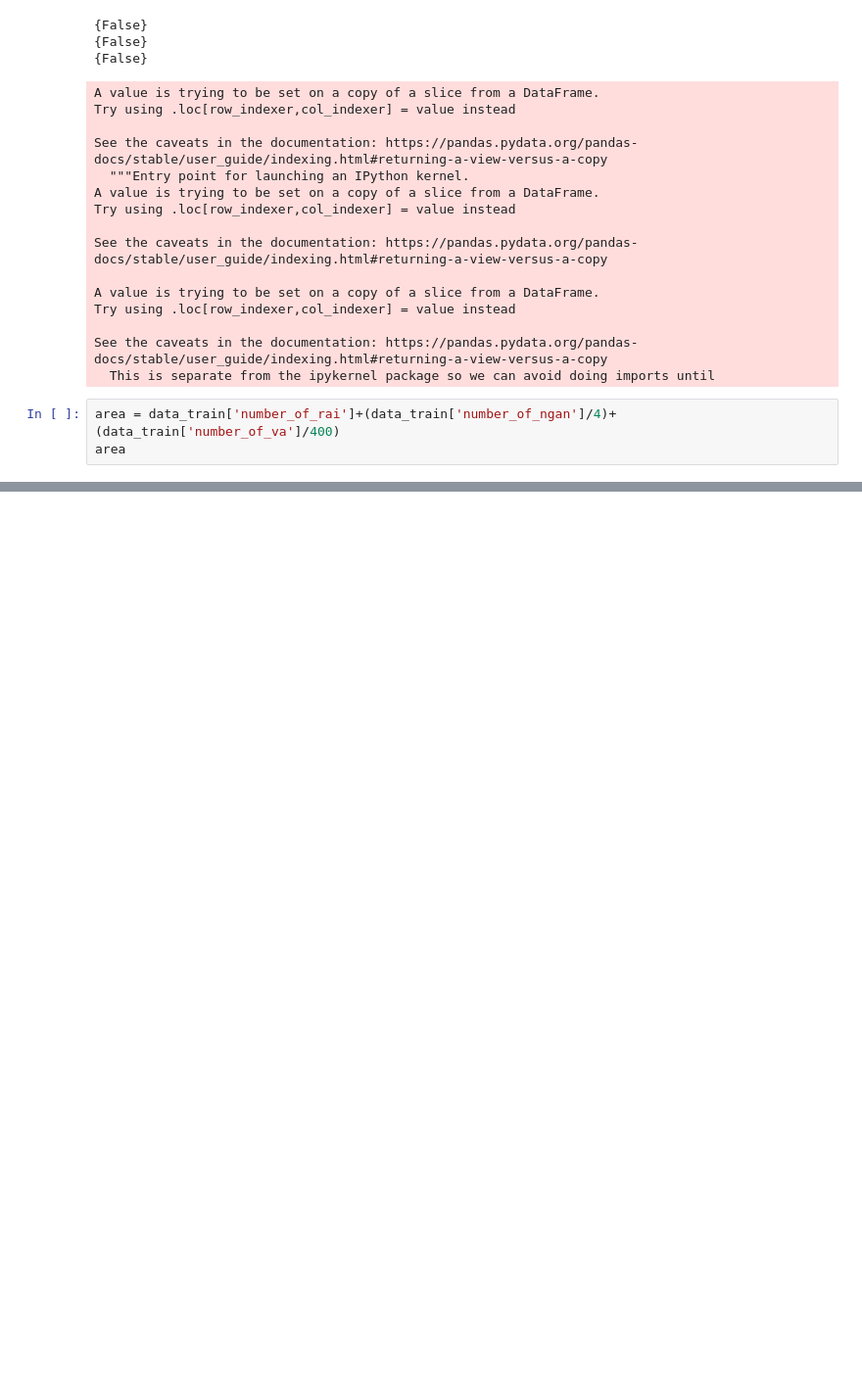
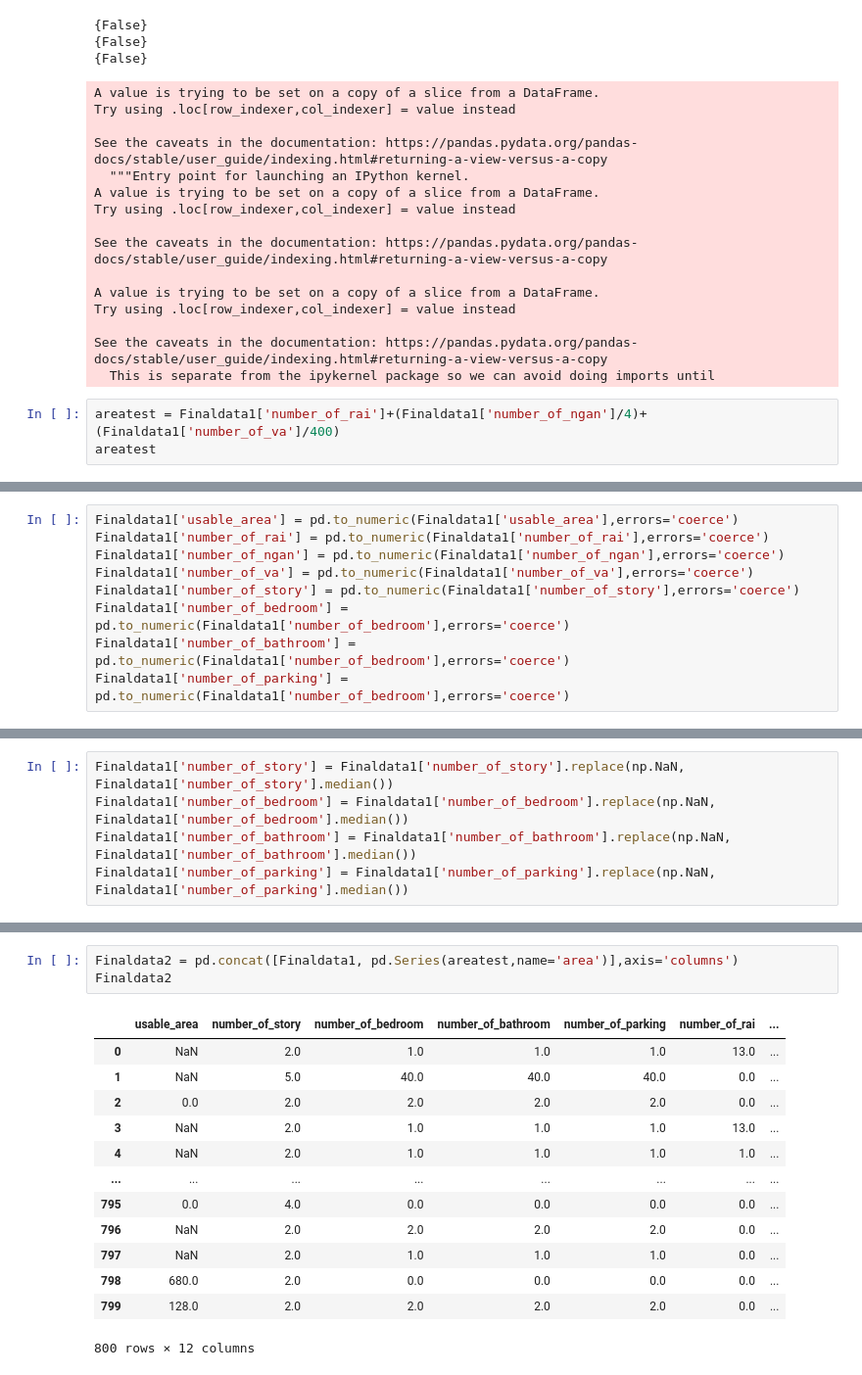
Before and after one commit to ikarosgn/DMDP, a Jupyter notebook: final.ipynb, the cells around one changed output, grey strips where cells are left out. Shown: that part at 98% size. Saved outputs shown, nothing was run; the diff lists cells and outputs as text; blank space fills up the shorter version.

```diff
--- a/final.ipynb
+++ b/final.ipynb
@@ -734,6 +734,6 @@ Try using .loc[row_indexer,col_indexer] = value instead
 See the caveats in the documentation: https://pandas.pydata.org/pandas-docs/stable/user_guide/indexing.html#returning-a-view-versus-a-copy
   This is separate from the ipykernel package so we can avoid doing imports until
 # %%
-area = data_train['number_of_rai']+(data_train['number_of_ngan']/4)+(data_train['number_of_va']/400)
-area
+areatest = Finaldata1['number_of_rai']+(Finaldata1['number_of_ngan']/4)+(Finaldata1['number_of_va']/400)
+areatest
 # %% [output]
@@ -751,0 +767,9 @@ Length: 2725, dtype: float64
+# %%
+Finaldata1['usable_area'] = pd.to_numeric(Finaldata1['usable_area'],errors='coerce')
+Finaldata1['number_of_rai'] = pd.to_numeric(Finaldata1['number_of_rai'],errors='coerce')
+Finaldata1['number_of_ngan'] = pd.to_numeric(Finaldata1['number_of_ngan'],errors='coerce')
+Finaldata1['number_of_va'] = pd.to_numeric(Finaldata1['number_of_va'],errors='coerce')
+Finaldata1['number_of_story'] = pd.to_numeric(Finaldata1['number_of_story'],errors='coerce')
+Finaldata1['number_of_bedroom'] = pd.to_numeric(Finaldata1['number_of_bedroom'],errors='coerce')
+Finaldata1['number_of_bathroom'] = pd.to_numeric(Finaldata1['number_of_bedroom'],errors='coerce')
+Finaldata1['number_of_parking'] = pd.to_numeric(Finaldata1['number_of_bedroom'],errors='coerce')
@@ -751,0 +794,5 @@ Length: 2725, dtype: float64
+# %%
+Finaldata1['number_of_story'] = Finaldata1['number_of_story'].replace(np.NaN, Finaldata1['number_of_story'].median())
+Finaldata1['number_of_bedroom'] = Finaldata1['number_of_bedroom'].replace(np.NaN, Finaldata1['number_of_bedroom'].median())
+Finaldata1['number_of_bathroom'] = Finaldata1['number_of_bathroom'].replace(np.NaN, Finaldata1['number_of_bathroom'].median())
+Finaldata1['number_of_parking'] = Finaldata1['number_of_parking'].replace(np.NaN, Finaldata1['number_of_parking'].median())
@@ -751,0 +820,17 @@ Length: 2725, dtype: float64
+# %%
+Finaldata2 = pd.concat([Finaldata1, pd.Series(areatest,name='area')],axis='columns')
+Finaldata2
+# %% [output]
+|  | usable_area | number_of_story | number_of_bedroom | number_of_bathroom | number_of_parking | number_of_rai | ... |
+| 0 | NaN | 2.0 | 1.0 | 1.0 | 1.0 | 13.0 | ... |
+| 1 | NaN | 5.0 | 40.0 | 40.0 | 40.0 | 0.0 | ... |
+| 2 | 0.0 | 2.0 | 2.0 | 2.0 | 2.0 | 0.0 | ... |
+| 3 | NaN | 2.0 | 1.0 | 1.0 | 1.0 | 13.0 | ... |
+| 4 | NaN | 2.0 | 1.0 | 1.0 | 1.0 | 1.0 | ... |
+| ... | ... | ... | ... | ... | ... | ... | ... |
+| 795 | 0.0 | 4.0 | 0.0 | 0.0 | 0.0 | 0.0 | ... |
+| 796 | NaN | 2.0 | 2.0 | 2.0 | 2.0 | 0.0 | ... |
+| 797 | NaN | 2.0 | 1.0 | 1.0 | 1.0 | 0.0 | ... |
+| 798 | 680.0 | 2.0 | 0.0 | 0.0 | 0.0 | 0.0 | ... |
+| 799 | 128.0 | 2.0 | 2.0 | 2.0 | 2.0 | 0.0 | ... |
+800 rows × 12 columns
```
Also changed, not shown: parts of 51 cells of this notebook.
